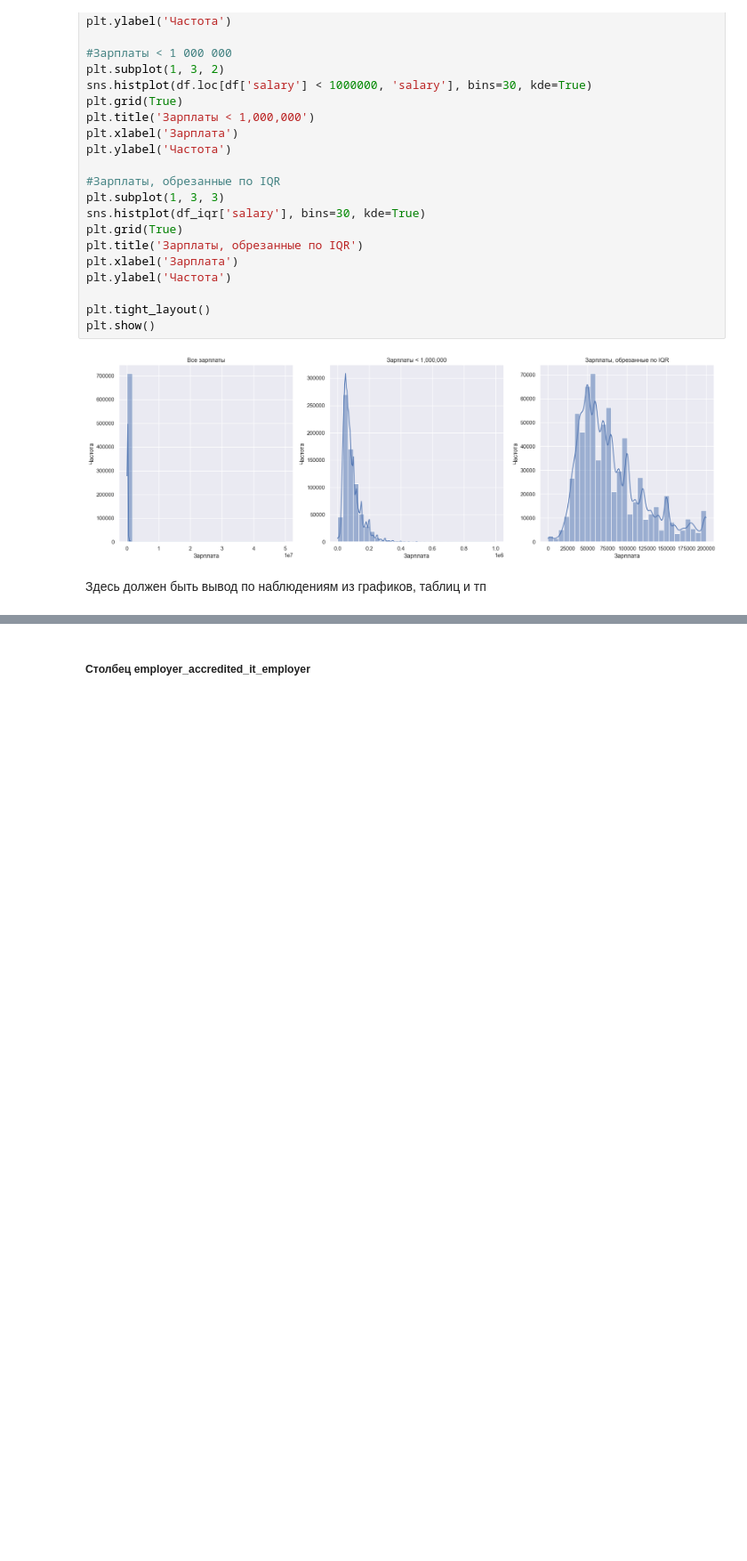
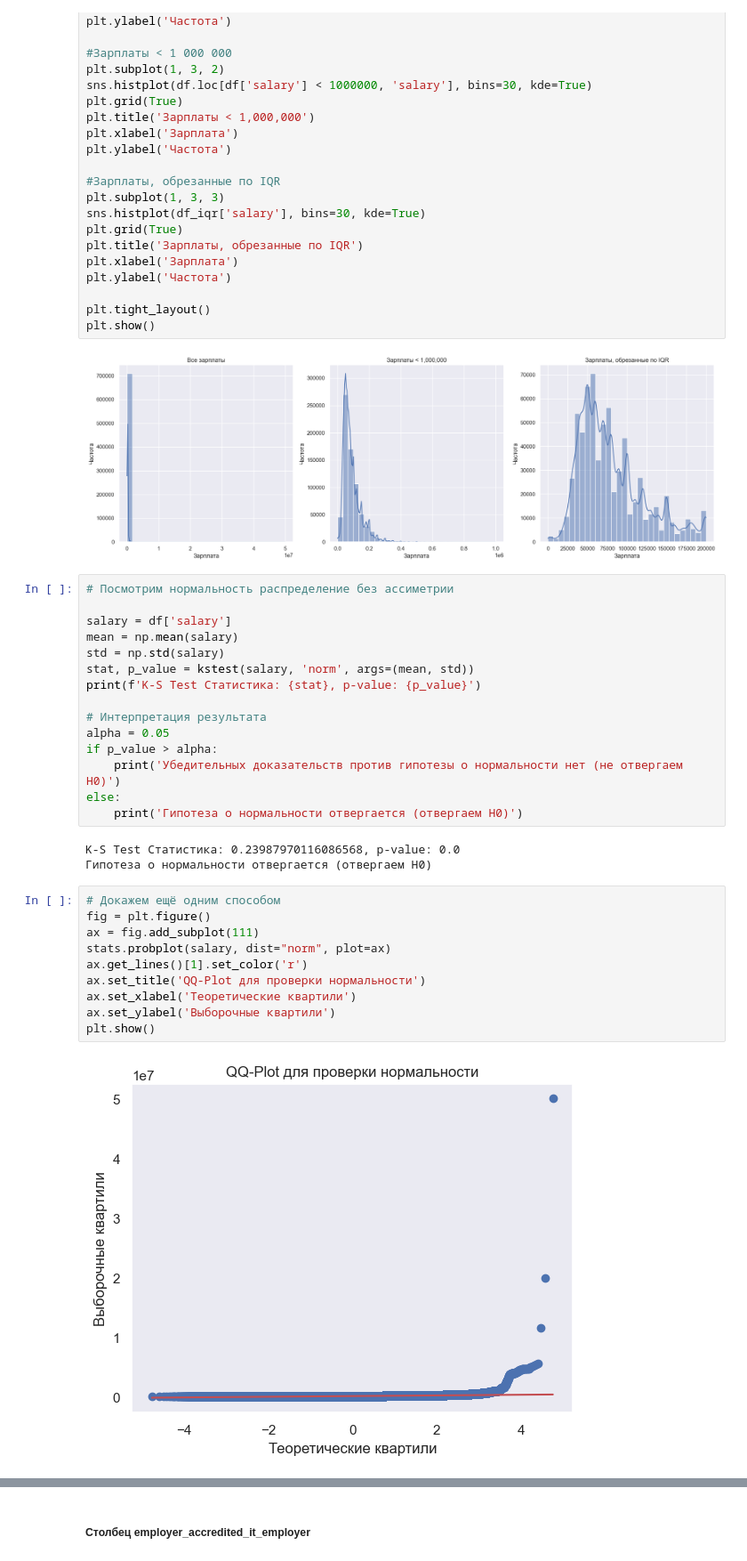
Before and after one commit to HeadHunter-Team-AI-24-3/hh_regression, a Jupyter notebook: src/hh_regression.ipynb, the cells around one changed output, grey strips where cells are left out. Shown at 89% size. Saved outputs shown, nothing was run; the diff lists cells and outputs as text; blank space fills up the shorter version.

```diff
--- a/src/hh_regression.ipynb
+++ b/src/hh_regression.ipynb
@@ -301,5 +306,33 @@ plt.tight_layout()
 plt.show()
 # %% [output]
 [figure]
-# %% [markdown]
-Здесь должен быть вывод по наблюдениям из графиков, таблиц и тп
+# %%
+# Посмотрим нормальность распределение без ассиметрии
+
+salary = df['salary']
+mean = np.mean(salary)
+std = np.std(salary)
+stat, p_value = kstest(salary, 'norm', args=(mean, std))
+print(f'K-S Test Статистика: {stat}, p-value: {p_value}')
+
+# Интерпретация результата
+alpha = 0.05
+if p_value > alpha:
+    print('Убедительных доказательств против гипотезы о нормальности нет (не отвергаем H0)')
+else:
+    print('Гипотеза о нормальности отвергается (отвергаем H0)')
+# %% [output]
+K-S Test Статистика: 0.23987970116086568, p-value: 0.0
+Гипотеза о нормальности отвергается (отвергаем H0)
+# %%
+# Докажем ещё одним способом
+fig = plt.figure()
+ax = fig.add_subplot(111)
+stats.probplot(salary, dist="norm", plot=ax)
+ax.get_lines()[1].set_color('r')
+ax.set_title('QQ-Plot для проверки нормальности')
+ax.set_xlabel('Теоретические квартили')
+ax.set_ylabel('Выборочные квартили')
+plt.show()
+# %% [output]
+[figure, added]
```
Also changed, not shown: parts of 17 cells of this notebook.
